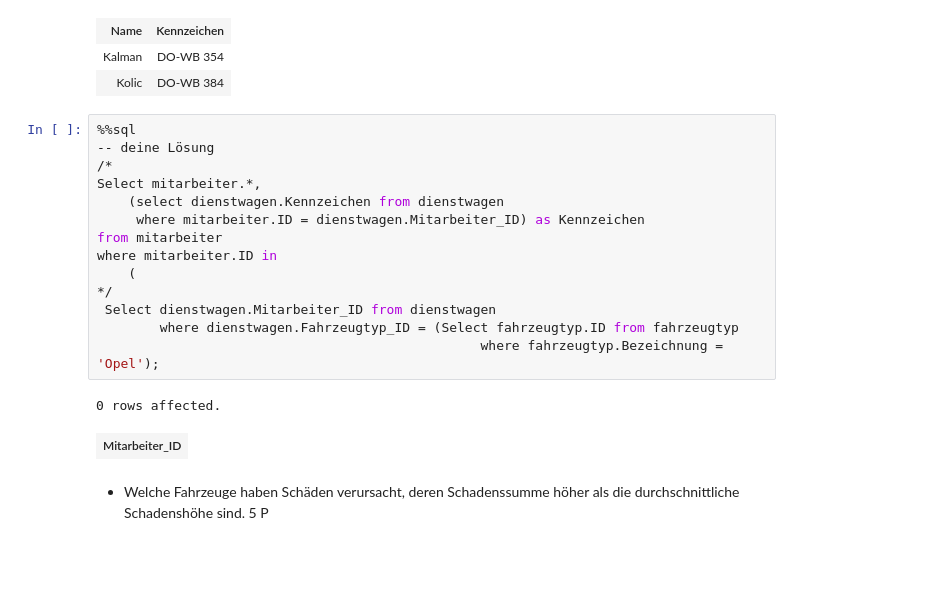
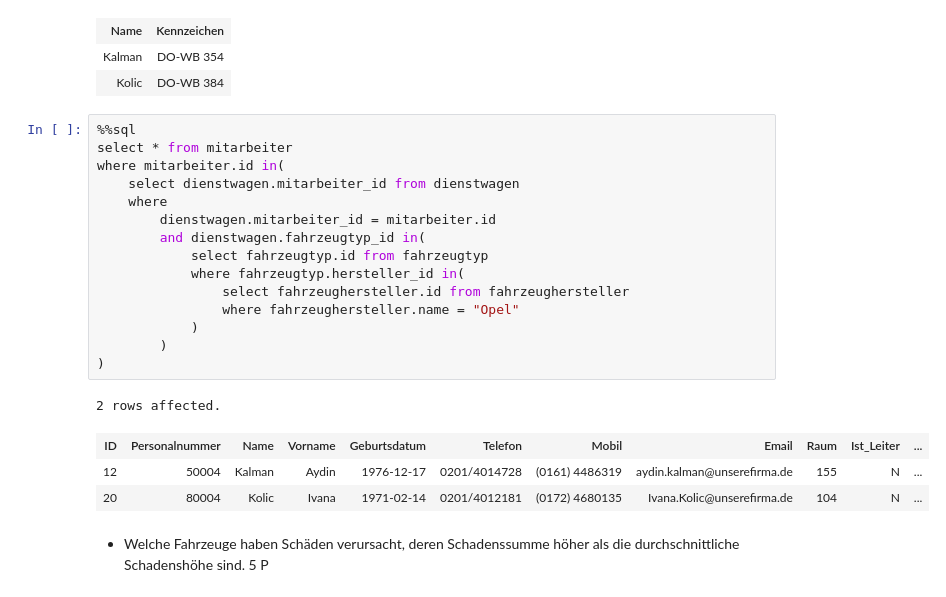
Before and after one commit to steinam/teacher, a Jupyter notebook: jup_notebooks/Versicherung_11FI3_On_Paper.ipynb, the cells around one changed output. Cells and saved outputs as stored; diff of their text form; blank space fills up the shorter version.

```diff
--- a/jup_notebooks/Versicherung_11FI3_On_Paper.ipynb
+++ b/jup_notebooks/Versicherung_11FI3_On_Paper.ipynb
@@ -172,21 +210,24 @@ where Fahrzeughersteller.NAme = 'Opel'
 | Kolic | DO-WB 384 |
 # %%
 %%sql
--- deine Lösung
-/*
-Select mitarbeiter.*,
-	(select dienstwagen.Kennzeichen from dienstwagen
-     where mitarbeiter.ID = dienstwagen.Mitarbeiter_ID) as Kennzeichen
-from mitarbeiter
-where mitarbeiter.ID in
-    (
-*/
- Select dienstwagen.Mitarbeiter_ID from dienstwagen
-        where dienstwagen.Fahrzeugtyp_ID = (Select fahrzeugtyp.ID from fahrzeugtyp
-                                                 where fahrzeugtyp.Bezeichnung = 'Opel');
+select * from mitarbeiter
+where mitarbeiter.id in(
+	select dienstwagen.mitarbeiter_id from dienstwagen
+	where
+		dienstwagen.mitarbeiter_id = mitarbeiter.id
+		and dienstwagen.fahrzeugtyp_id in(
+			select fahrzeugtyp.id from fahrzeugtyp
+			where fahrzeugtyp.hersteller_id in(
+				select fahrzeughersteller.id from fahrzeughersteller
+				where fahrzeughersteller.name = "Opel"
+			)
+		)
+)
 # %% [output]
-0 rows affected.
+2 rows affected.
-| Mitarbeiter_ID |
+| ID | Personalnummer | Name | Vorname | Geburtsdatum | Telefon | Mobil | Email | Raum | Ist_Leiter | ... |
+| 12 | 50004 | Kalman | Aydin | 1976-12-17 | 0201/4014728 | (0161) 4486319 | aydin.kalman@unserefirma.de | 155 | N | ... |
+| 20 | 80004 | Kolic | Ivana | 1971-02-14 | 0201/4012181 | (0172) 4680135 | Ivana.Kolic@unserefirma.de | 104 | N | ... |
 # %% [markdown]
 - Welche Fahrzeuge haben Schäden verursacht, deren Schadenssumme höher als die durchschnittliche Schadenshöhe sind.							5 P
 # %%
```
Also changed, not shown: parts of 10 cells of this notebook, 4 other files.
